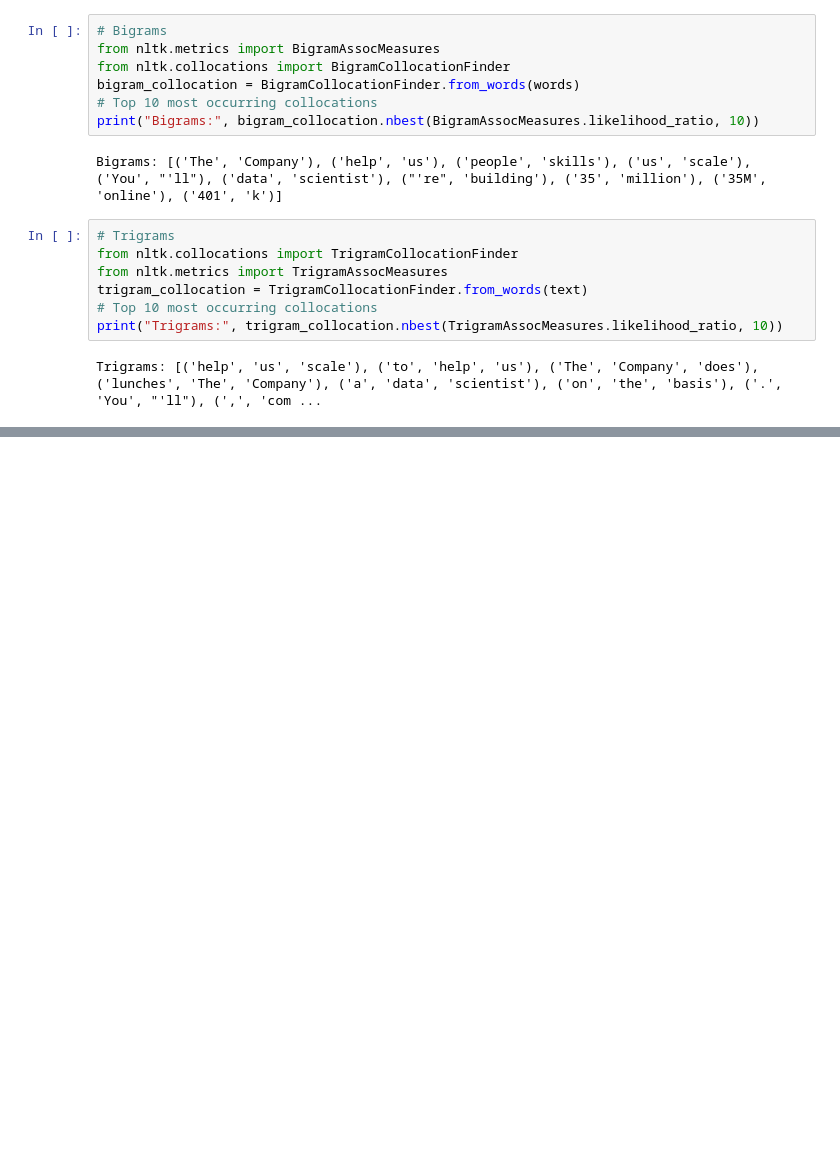
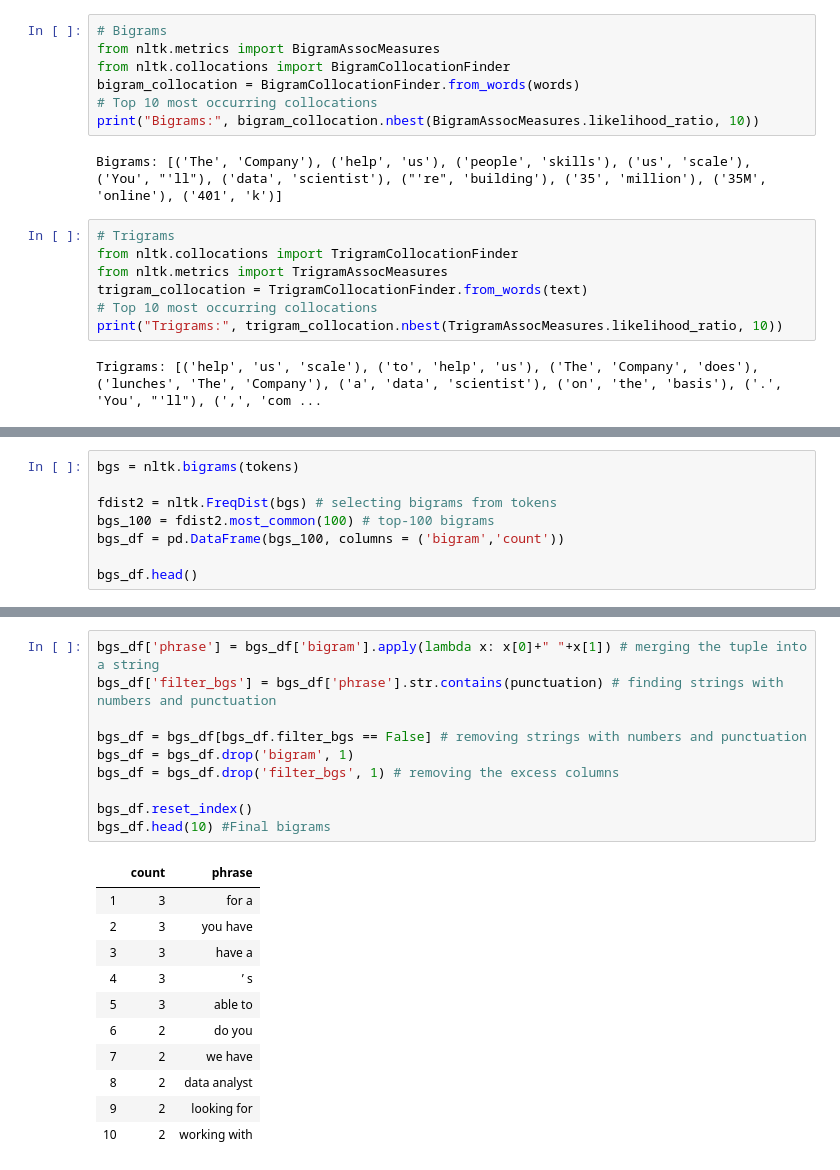
Before and after one commit to Galdina/OneDayProjects, a Jupyter notebook: JobParser/JobParser.ipynb, the cells around one changed output, grey strips where cells are left out. Saved outputs shown, nothing was run; the diff lists cells and outputs as text; blank space fills up the shorter version.

```diff
--- a/JobParser/JobParser.ipynb
+++ b/JobParser/JobParser.ipynb
@@ -139,0 +269,8 @@ Trigrams: [('help', 'us', 'scale'), ('to', 'help', 'us'), ('The', 'Company', 'do
+# %%
+bgs = nltk.bigrams(tokens)
+
+fdist2 = nltk.FreqDist(bgs) # selecting bigrams from tokens
+bgs_100 = fdist2.most_common(100) # top-100 bigrams
+bgs_df = pd.DataFrame(bgs_100, columns = ('bigram','count'))
+
+bgs_df.head()
@@ -139,0 +284,22 @@ Trigrams: [('help', 'us', 'scale'), ('to', 'help', 'us'), ('The', 'Company', 'do
+# %%
+bgs_df['phrase'] = bgs_df['bigram'].apply(lambda x: x[0]+" "+x[1]) # merging the tuple into a string
+bgs_df['filter_bgs'] = bgs_df['phrase'].str.contains(punctuation) # finding strings with numbers and punctuation
+
+bgs_df = bgs_df[bgs_df.filter_bgs == False] # removing strings with numbers and punctuation
+bgs_df = bgs_df.drop('bigram', 1)
+bgs_df = bgs_df.drop('filter_bgs', 1) # removing the excess columns
+
+bgs_df.reset_index()
+bgs_df.head(10) #Final bigrams
+# %% [output]
+|  | count | phrase |
+| 1 | 3 | for a |
+| 2 | 3 | you have |
+| 3 | 3 | have a |
+| 4 | 3 | ’ s |
+| 5 | 3 | able to |
+| 6 | 2 | do you |
+| 7 | 2 | we have |
+| 8 | 2 | data analyst |
+| 9 | 2 | looking for |
+| 10 | 2 | working with |
```
Also changed, not shown: parts of 13 cells of this notebook, 1 other file.
